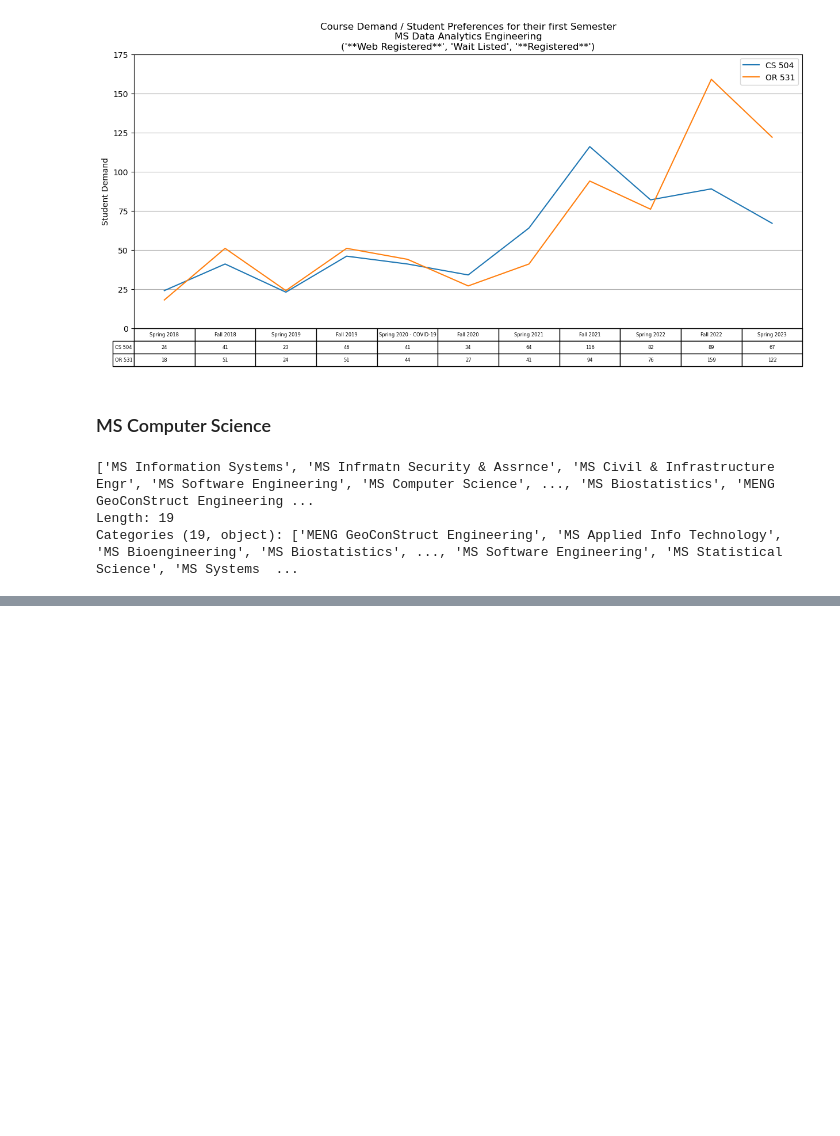
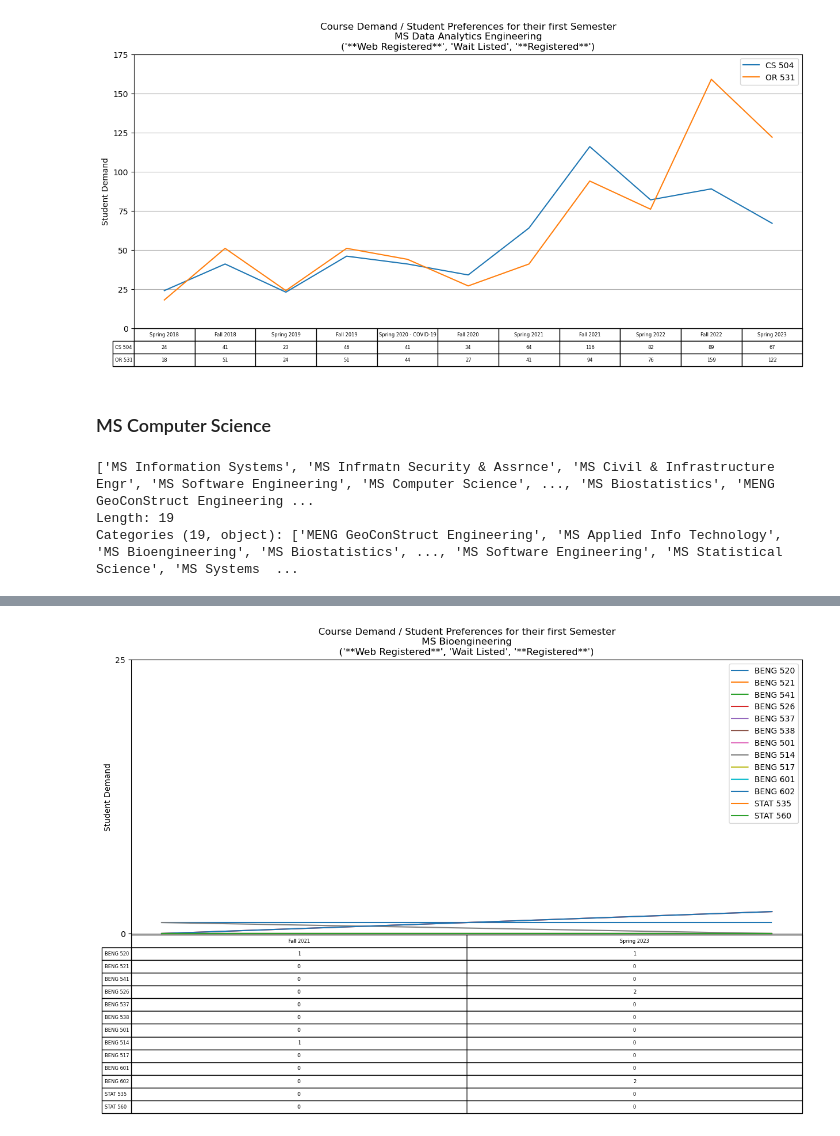
Before and after one commit to GoswamiSagarD/Team-Prophecy, a Jupyter notebook: Code/00_Base/Analytcs.ipynb, the cells around one changed output, grey strips where cells are left out. Saved outputs shown, nothing was run; the diff lists cells and outputs as text; code cells hidden in the pictures; blank space fills up the shorter version.

```diff
--- a/Code/00_Base/Analytcs.ipynb
+++ b/Code/00_Base/Analytcs.ipynb
@@ -485,0 +585,10 @@ db_finalEnrollment.runQuery(""" --sql
+# %%
+chart(
+    prog = 'MS Bioengineering',
+    crs_list = ['BENG 520', 'BENG 521', 'BENG 541', 'BENG 526', 'BENG 537', 'BENG 538', 'BENG 501', 'BENG 514', 'BENG 517', 'BENG 601', 'BENG 602', 'STAT 535', 'STAT 560'],
+    include_tot_intake = False,
+    status_list = ["**Web Registered**", "Wait Listed", "**Registered**"],
+    term_name = None
+)
+# %% [output]
+[figure, added]
```
Also changed, not shown: parts of 13 cells of this notebook, 20 other files.
